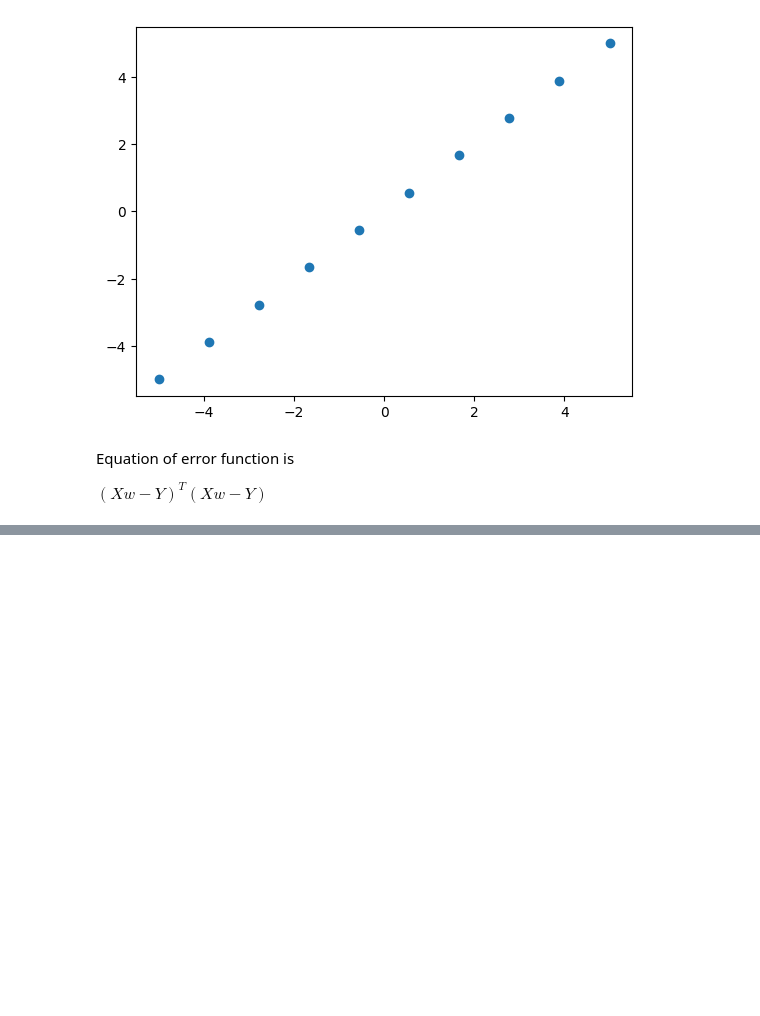
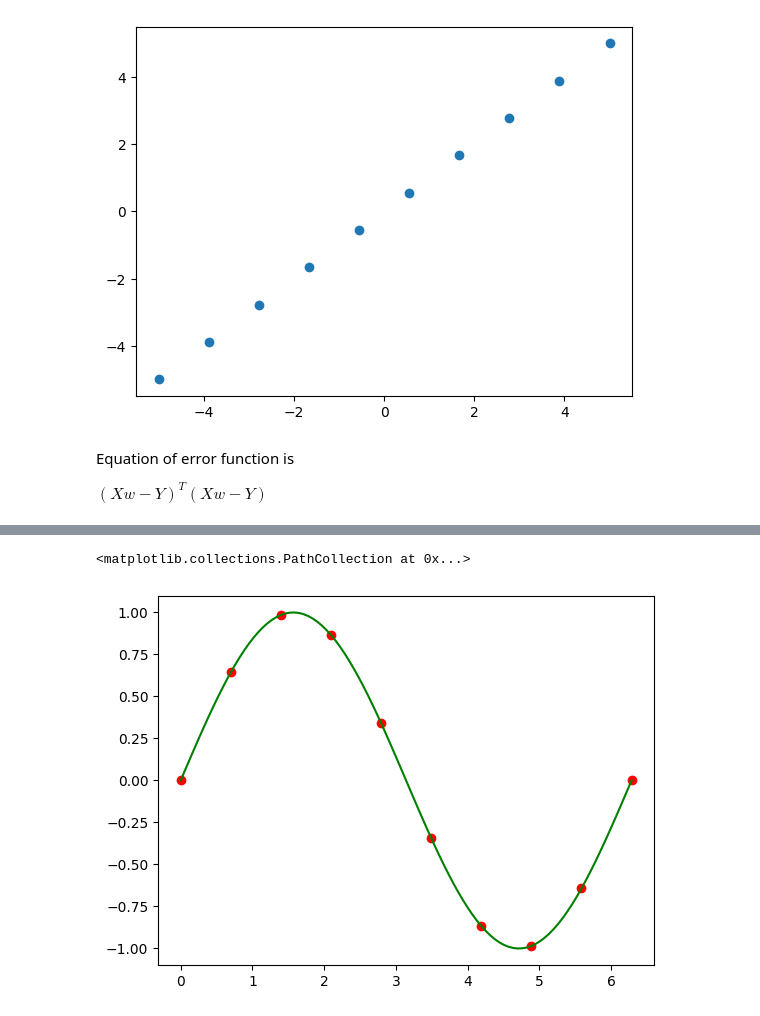
Before and after one commit to aruntakhur/GEU_ML_Jan_25, a Jupyter notebook: LinearRegression_Jan2025.ipynb, the cells around one changed output, grey strips where cells are left out. Drawn from its saved outputs; the diff is of its cells as text; code cells hidden in the pictures; blank space fills up the shorter version.

```diff
--- a/LinearRegression_Jan2025.ipynb
+++ b/LinearRegression_Jan2025.ipynb
@@ -80,0 +120,13 @@ array([-5.        , -3.88888889, -2.77777778, -1.66666667, -0.55555556,
+# %%
+# Create dataset
+x_data = np.linspace (0, 2*np.pi, 10)
+# Actual function
+y_data = np.sin(x_data)
+# %%
+# Plotting the real function (scatter)
+
+plt.plot (x, y, c = 'g')
+plt.scatter(x_data, y_data, c = 'r')
+# %% [output]
+<matplotlib.collections.PathCollection at 0x...>
+[figure, added]
```
Also changed, not shown: parts of 21 cells of this notebook.
